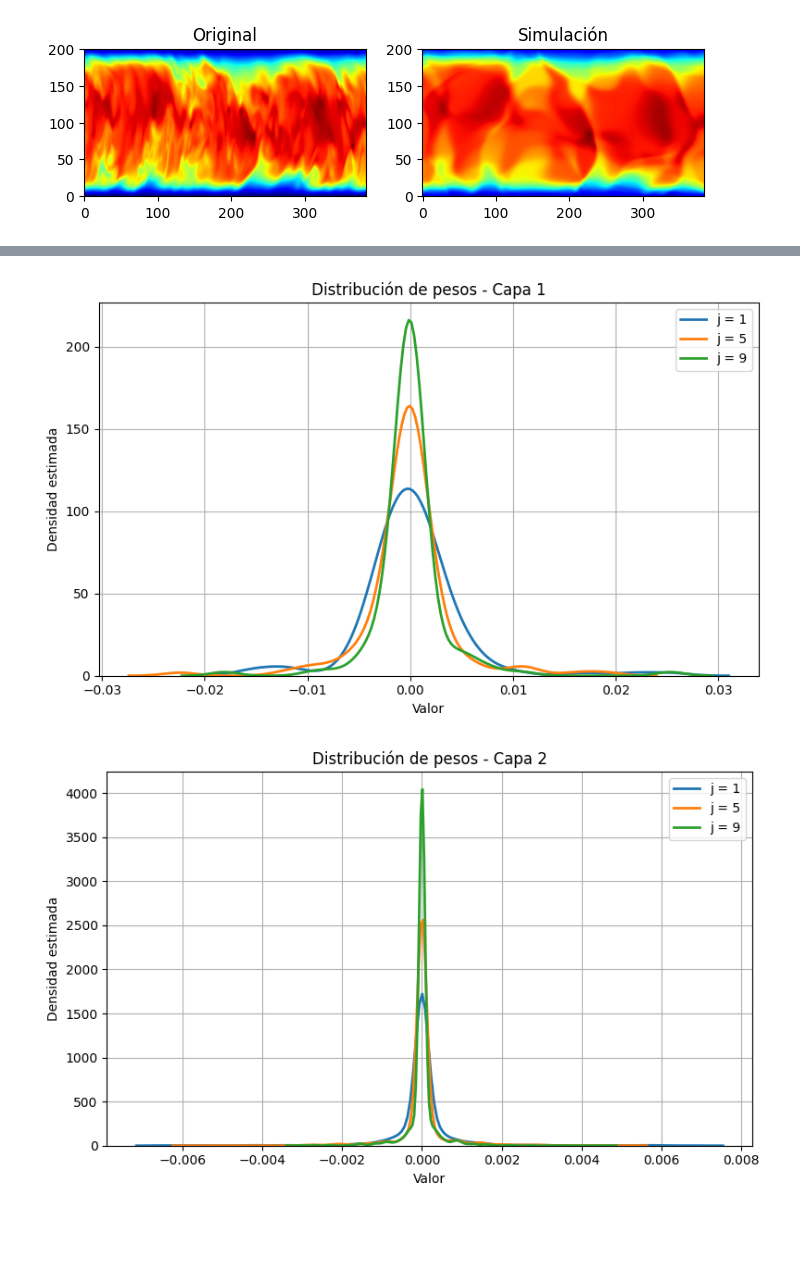
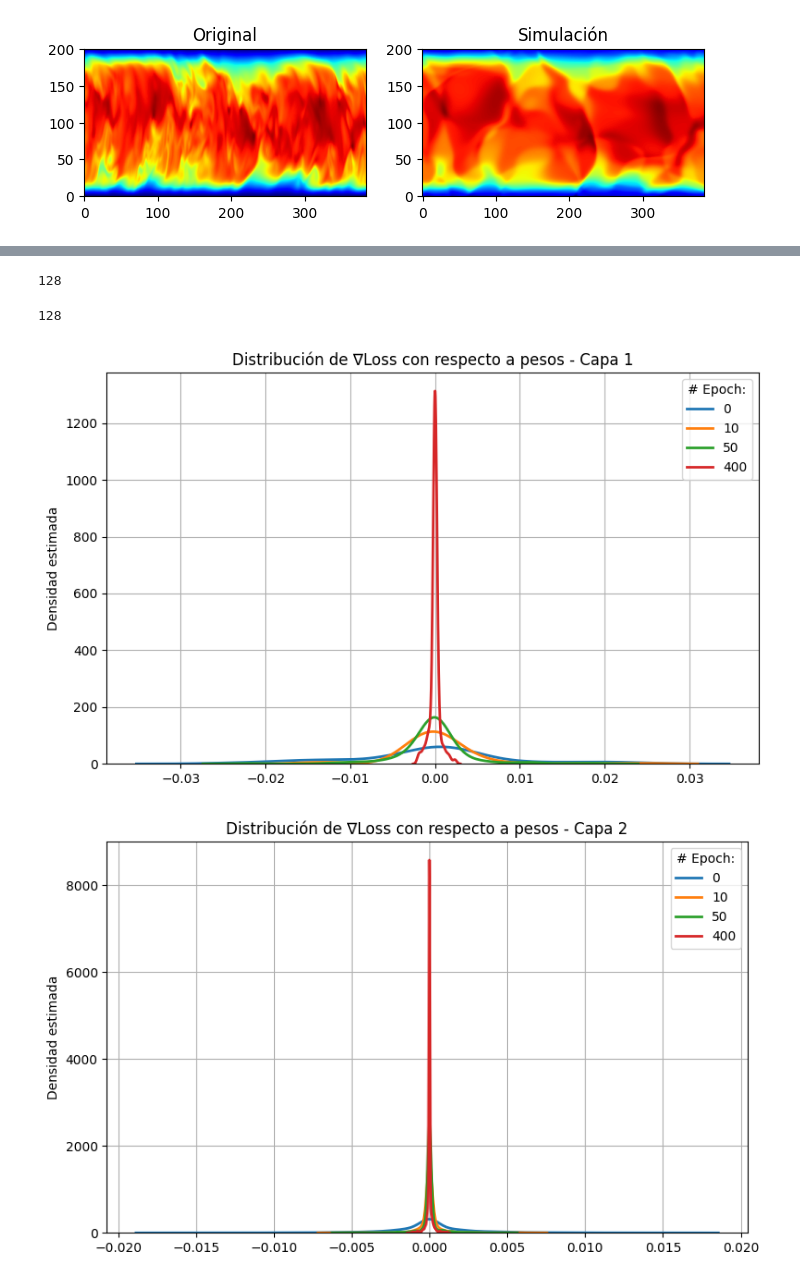
Before and after one commit to vms10/tp_optimizacion, a Jupyter notebook: prueba_funcion_entrenamiento.ipynb, the cells around one changed output, grey strips where cells are left out. Drawn from its saved outputs; the diff is of its cells as text; code cells hidden in the pictures; blank space fills up the shorter version.

```diff
--- a/prueba_funcion_entrenamiento.ipynb
+++ b/prueba_funcion_entrenamiento.ipynb
@@ -101,12 +203,12 @@ def train_model(
 A mayor batch_size, suele hacer falta un learning_rate más alto.
 A menor batch_size, conviene un learning_rate más bajo.
 """
-results = train_model( num_epochs=100,
+results = train_model( num_epochs=400,
     rng_key=random.key(65),
     batch_size=64,
     step_size=0.005,
     update=update_adam,
-    patience=30,
+    patience=10,
     tol_loss=1e-5)
 # %% [output]
 Epoch 0, Loss: 0.06840823590755463
@@ -146,12 +261,0 @@ plt.show()
-# %%
-# Inicializamos estructuras para acumular gradientes
-num_layers = len(layer_sizes) - 1
-grad_weights_by_layer = [[] for _ in range(num_layers)]
-grad_biases_by_layer = [[] for _ in range(num_layers)]
-log_grads = results["log_grads"]
-# Recolectamos gradientes por capa y tipo
-for grads in log_grads:
-    layer_grads = unpack_params(grads)  # Lista de (w, b) por capa
-    for i, (w, b) in enumerate(layer_grads):
-        grad_weights_by_layer[i].append(w.flatten())
-        grad_biases_by_layer[i].append(b.flatten())
@@ -162,3 +261,0 @@ len(grad_weights_by_layer[0])
-# %%
-for i, grad_list in enumerate(grad_weights_by_layer):
-    print(grad_list)
@@ -205,17 +262,32 @@ def plot_histograms(data_by_layer, param_type):
 # %%
-import matplotlib.pyplot as plt
 import seaborn as sns
+
+def graficar_gradientes(results):
+    # Inicializamos estructuras para acumular gradientes
+    num_layers = len(layer_sizes) - 1
+    grad_weights_by_layer = [[] for _ in range(num_layers)]
+    grad_biases_by_layer = [[] for _ in range(num_layers)]
+    log_grads = results
+    # Recolectamos gradientes por capa y tipo
+    for grads in log_grads:
+        layer_grads = unpack_params(grads)  # Lista de (w, b) por capa
+        for i, (w, b) in enumerate(layer_grads):
+            grad_weights_by_layer[i].append(w.flatten())
+            grad_biases_by_layer[i].append(b.flatten())
+    return grad_weights_by_layer, grad_biases_by_layer
+
 
 def plot_distributions(data_by_layer, param_type):
     for i, layer_data in enumerate(data_by_layer[:-1]):  # layer_data: lista de arrays (uno por época)
         plt.figure(figsize=(8, 5))
         for j, values in enumerate(layer_data):
-            if  j == 1 or j == int(5) or j == len(layer_data)-1:
-                sns.kdeplot(values, label=f"j = {j}", linewidth=2)
-        plt.title(f"Distribución de {param_type} - Capa {i+1}")
-        plt.xlabel("Valor")
+            if  j == 0 or j == 1 or j == int(5) or j == len(layer_data)-1:
+                sns.kdeplot(values, label=f"{10*j}", linewidth=2)
+        plt.title(f"Distribución de ∇Loss con respecto a {param_type} - Capa {i+1}")
+        #plt.xlabel("Valor")
         plt.ylabel("Densidad estimada")
         plt.grid(True)
         plt.legend()
+        plt.legend(title="# Epoch:")
         plt.tight_layout()
         plt.show()
@@ -226,5 +294,14 @@ plot_histograms(grad_biases_by_layer, "biases")
+# %%
+len(grad_weights_by_layer[0][0])
+# %% [output]
+128
+# %%
+2*64
+# %% [output]
+128
 # %%
+grad_weights_by_layer, grad_biases_by_layer = graficar_gradientes(results["log_grads"])
 plot_distributions(grad_weights_by_layer, "pesos")
 # %% [output]
-[figure, old version]
+[figure, new version]
-[figure, old version]
+[figure, new version]
```
Also changed, not shown: parts of 17 cells of this notebook, 1 other file.
